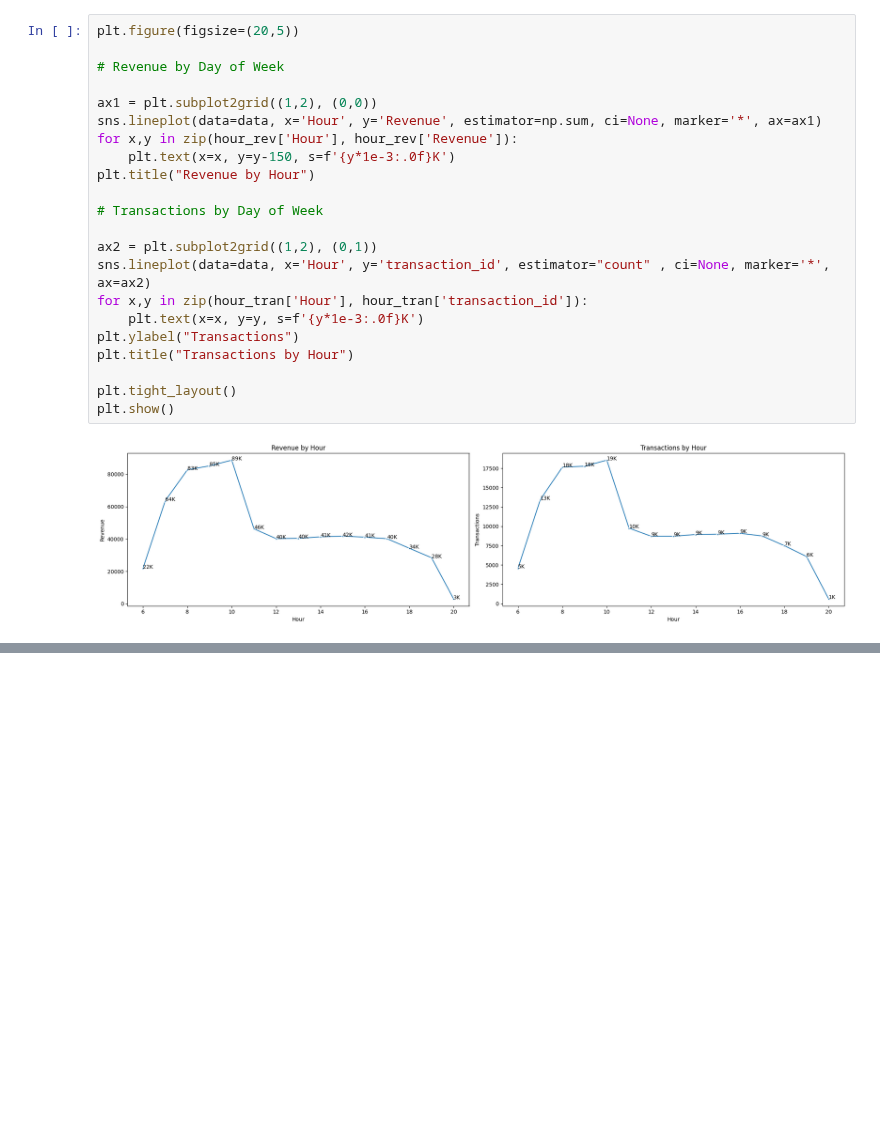
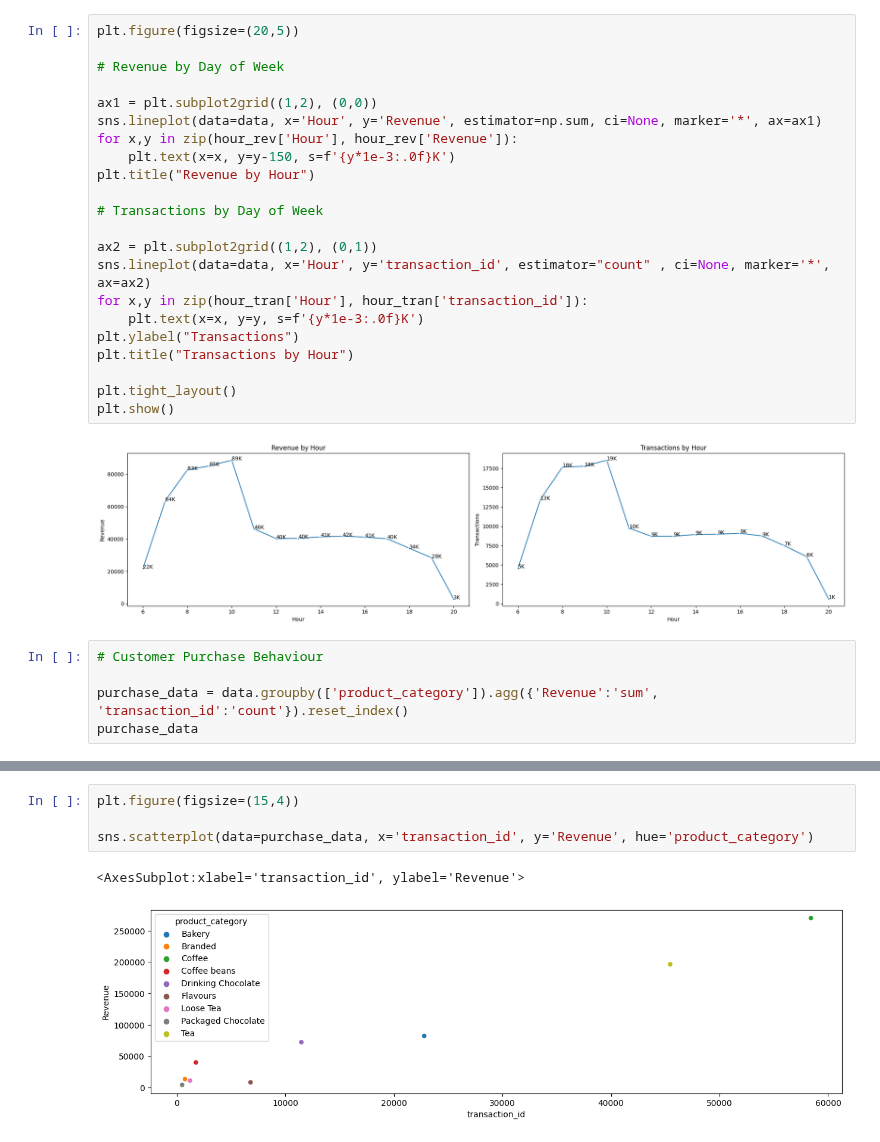
Before and after one commit to Akshay-Paunikar/Maven_Analytics_Challenges, a Jupyter notebook: Projects/Coffee_Shop_Sales/Coffee_Shop_Sales.ipynb, the cells around one changed output, grey strips where cells are left out. Saved outputs shown, nothing was run; the diff lists cells and outputs as text; blank space fills up the shorter version.

Commit message:
Coffee Shop Sales - Customer Purchase Behaviour

```diff
--- a/Projects/Coffee_Shop_Sales/Coffee_Shop_Sales.ipynb
+++ b/Projects/Coffee_Shop_Sales/Coffee_Shop_Sales.ipynb
@@ -401,3 +401,8 @@ plt.tight_layout()
 plt.show()
 # %% [output]
 [figure]
+# %%
+# Customer Purchase Behaviour
+
+purchase_data = data.groupby(['product_category']).agg({'Revenue':'sum', 'transaction_id':'count'}).reset_index()
+purchase_data
@@ -403,0 +420,7 @@ plt.show()
+# %%
+plt.figure(figsize=(15,4))
+
+sns.scatterplot(data=purchase_data, x='transaction_id', y='Revenue', hue='product_category')
+# %% [output]
+<AxesSubplot:xlabel='transaction_id', ylabel='Revenue'>
+[figure, added]
```
Also changed, not shown: parts of 1 cell of this notebook.
